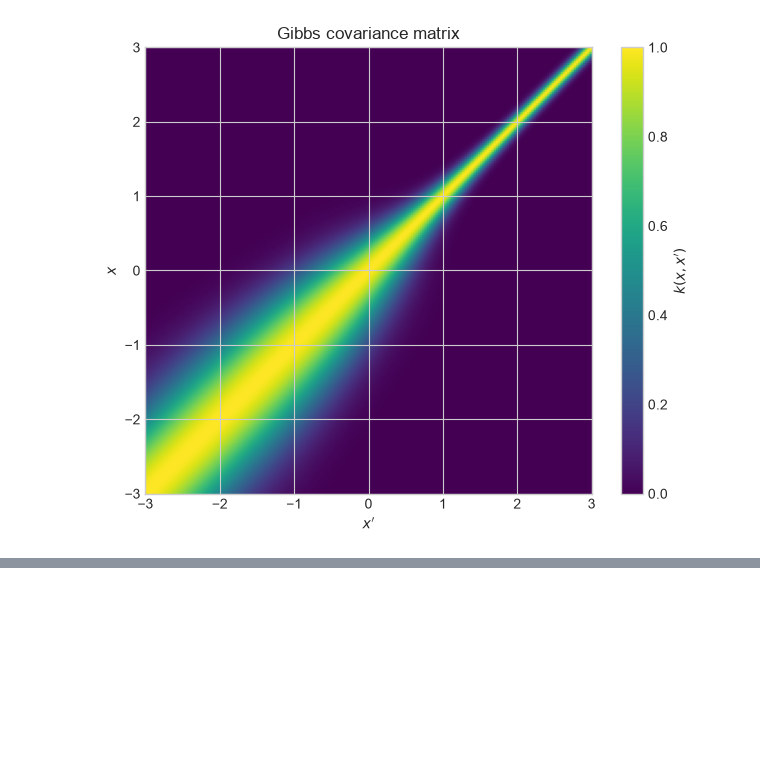
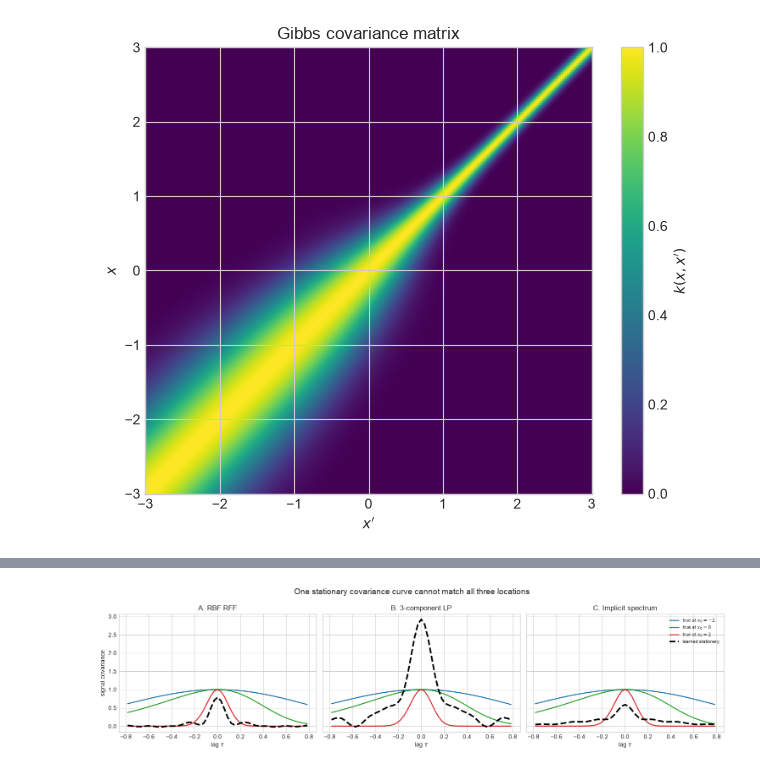
Before and after one commit to OLMOS-PM/GPPS_2026, a Jupyter notebook: 5-gp_nonstationary_kernels.ipynb, the cells around one changed output, grey strips where cells are left out. Cells and saved outputs as stored; diff of their text form; code cells hidden in the pictures; blank space fills up the shorter version.

```diff
--- a/5-gp_nonstationary_kernels.ipynb
+++ b/5-gp_nonstationary_kernels.ipynb
@@ -199,0 +444,26 @@ plt.show()
+# %%
+center_index = np.argmin(np.abs(x))
+lag_indices = np.arange(-26, 27)
+valid_lag_indices = center_index + lag_indices
+lag_grid = x[valid_lag_indices] - x[center_index]
+
+fig, axes = plt.subplots(1, 3, figsize=(15, 4), sharex=True, sharey=True)
+for ax, (name, covariance) in zip(axes, learned_covariances.items()):
+    for anchor, color in zip(anchors, ["tab:blue", "tab:green", "tab:red"]):
+        true_slice = gibbs_kernel(
+            np.array([anchor]), anchor + lag_grid, lengthscale_function, signal_std
+        ).ravel()
+        ax.plot(lag_grid, true_slice, color=color, linewidth=1.7,
+                label=rf"true at $x_0={anchor:g}$")
+    stationary_slice = covariance[center_index, valid_lag_indices]
+    ax.plot(lag_grid, stationary_slice, color="black", linewidth=2.7,
+            linestyle="--", label="learned stationary")
+    ax.set_title(name)
+    ax.set_xlabel(r"lag $\tau$")
+axes[0].set_ylabel("signal covariance")
+axes[-1].legend(loc="upper right", fontsize=8)
+fig.suptitle("One stationary covariance curve cannot match all three locations", fontsize=14)
+fig.tight_layout()
+plt.show()
+# %% [output]
+[figure, added]
```
Also changed, not shown: parts of 17 cells of this notebook.
